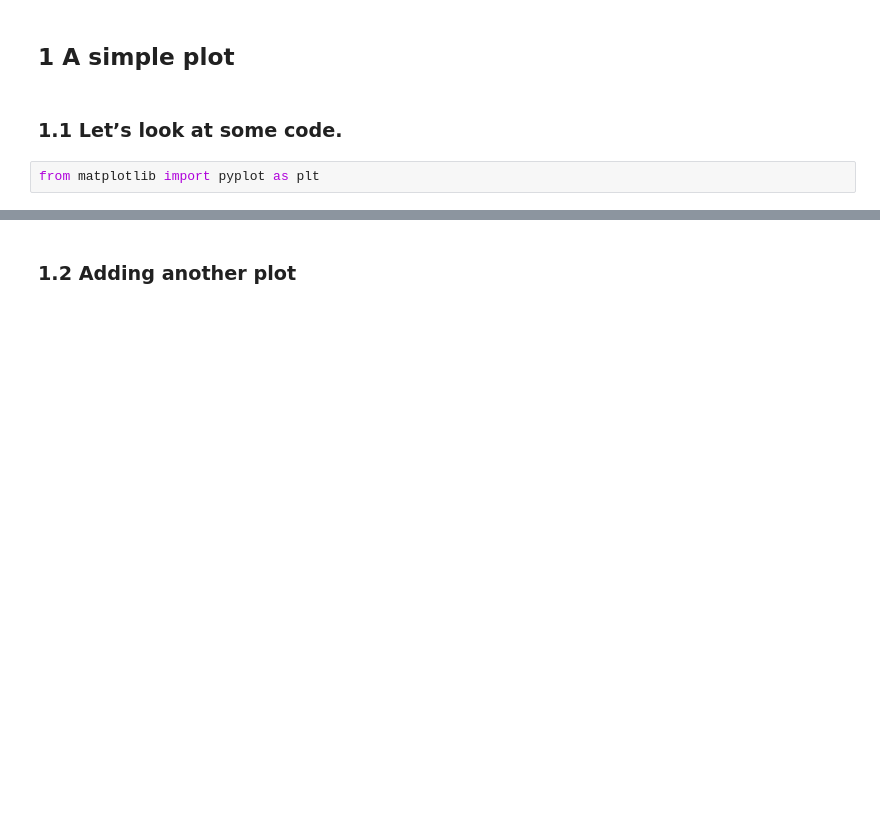
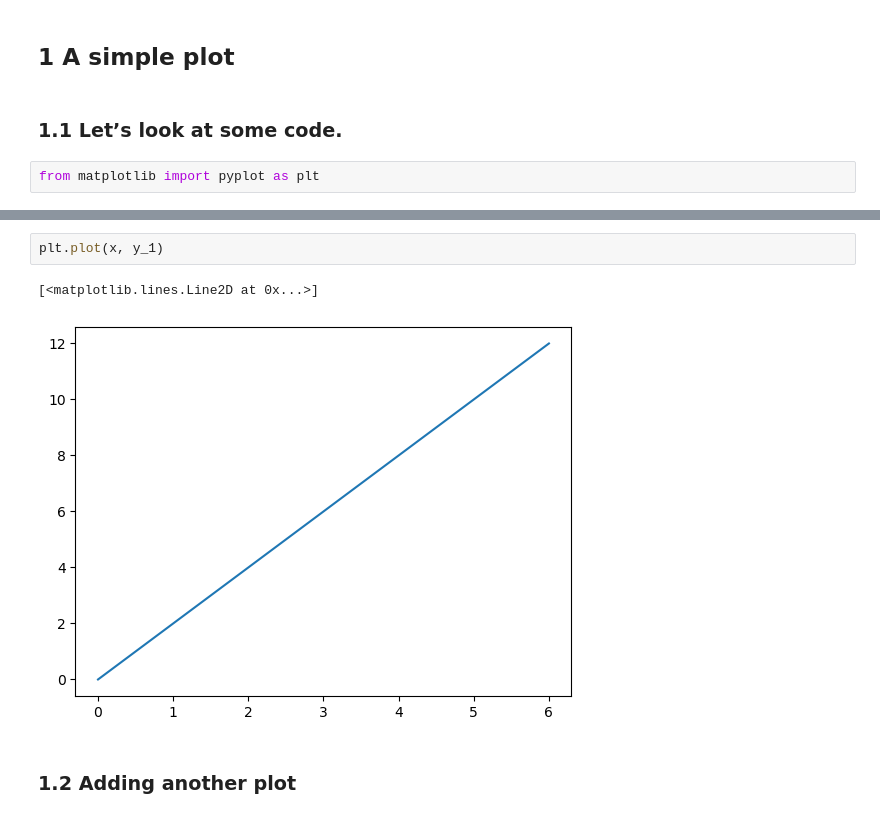
Before and after one commit to SPS-SP2273/learning-portfolio-Ting203, a Jupyter notebook: plotting/plotting_(need).ipynb, the cells around one changed output, grey strips where cells are left out. Cells and saved outputs as stored; diff of their text form; blank space fills up the shorter version.

```diff
--- a/plotting/plotting_(need).ipynb
+++ b/plotting/plotting_(need).ipynb
@@ -25,3 +25,8 @@ plt.show()
+# %%
+plt.plot(x, y_1)
+# %% [output]
+[<matplotlib.lines.Line2D at 0x...>]
+[figure, added]
 # %% [markdown]
 ### 1.2 Adding another plot
 # %%
```
Also changed, not shown: parts of 17 cells of this notebook, 2 other files.
